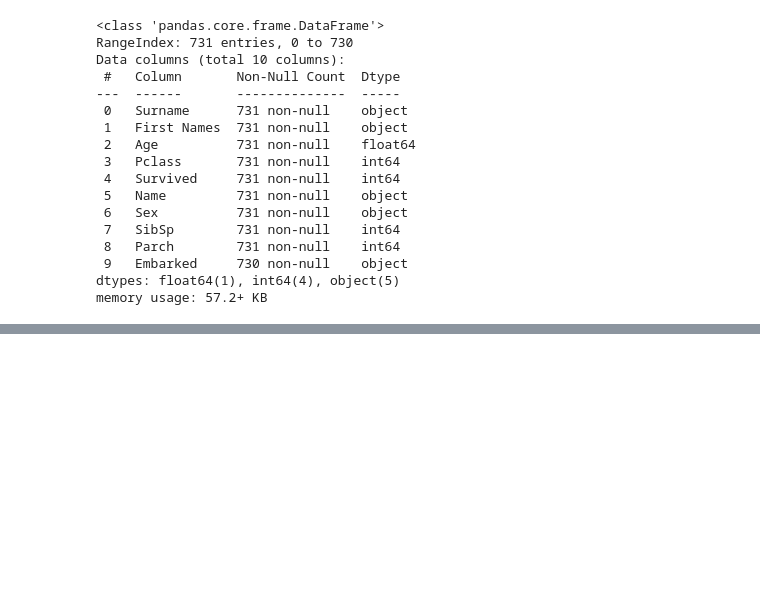
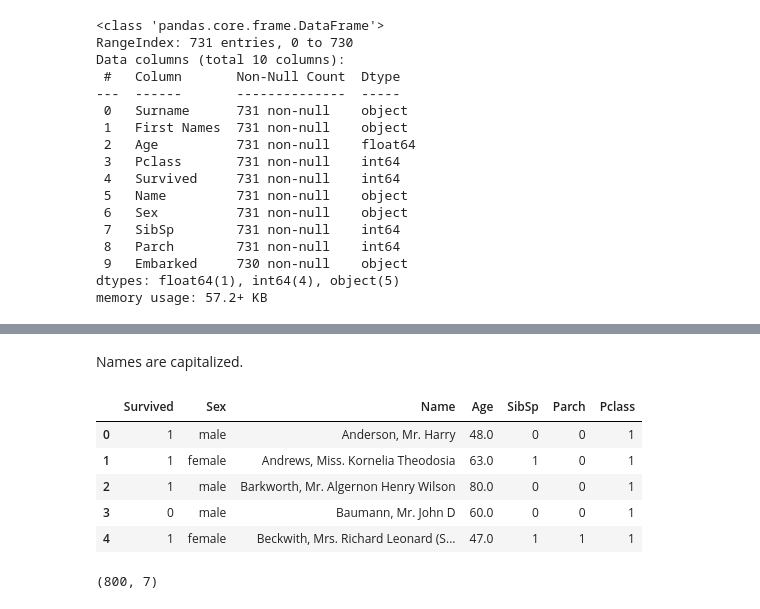
Before and after one commit to 987sebasBeller/Titanic-Survival-Prediction, a Jupyter notebook: data_extraction/data_extraction.ipynb, the cells around one changed output, grey strips where cells are left out. Drawn from its saved outputs; the diff is of its cells as text; code cells hidden in the pictures; blank space fills up the shorter version.

```diff
--- a/data_extraction/data_extraction.ipynb
+++ b/data_extraction/data_extraction.ipynb
@@ -543,0 +550,2 @@ memory usage: 57.2+ KB
+# %%
+COLUMNS=["Survived","Sex","Name","Age","SibSp","Parch","Pclass"]
@@ -543,0 +559,20 @@ memory usage: 57.2+ KB
+# %% [markdown]
+Names are capitalized.
+# %%
+matched_data["Name"]=matched_data["Name"].str.title()
+# %%
+data_matched_manually=pd.read_csv("missing_data_found.csv")
+matched_data=pd.concat([matched_data[COLUMNS],data_matched_manually])
+# %%
+matched_data.head()
+# %% [output]
+|  | Survived | Sex | Name | Age | SibSp | Parch | Pclass |
+| 0 | 1 | male | Anderson, Mr. Harry | 48.0 | 0 | 0 | 1 |
+| 1 | 1 | female | Andrews, Miss. Kornelia Theodosia | 63.0 | 1 | 0 | 1 |
+| 2 | 1 | male | Barkworth, Mr. Algernon Henry Wilson | 80.0 | 0 | 0 | 1 |
+| 3 | 0 | male | Baumann, Mr. John D | 60.0 | 0 | 0 | 1 |
+| 4 | 1 | female | Beckwith, Mrs. Richard Leonard (S... | 47.0 | 1 | 1 | 1 |
+# %%
+matched_data.shape
+# %% [output]
+(800, 7)
```
Also changed, not shown: parts of 4 cells of this notebook, 1 other file.
